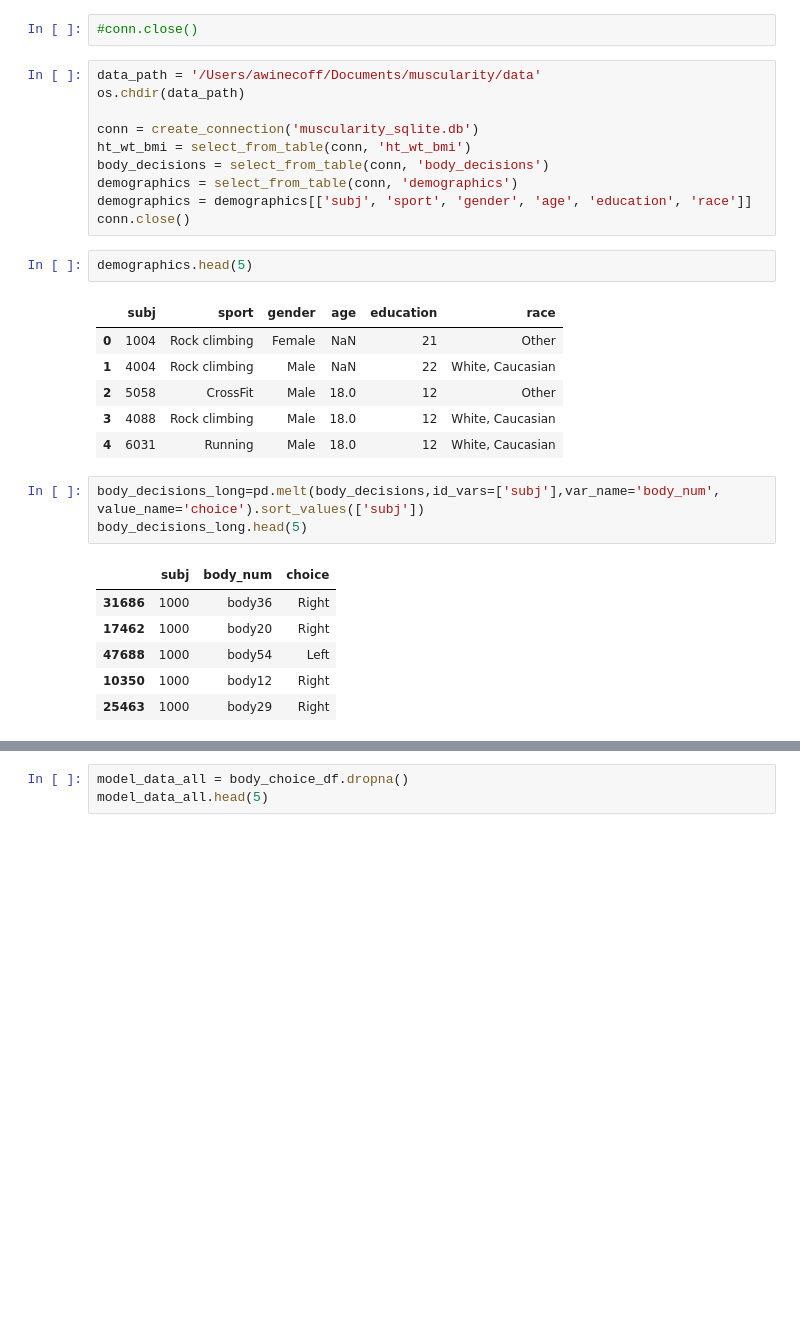
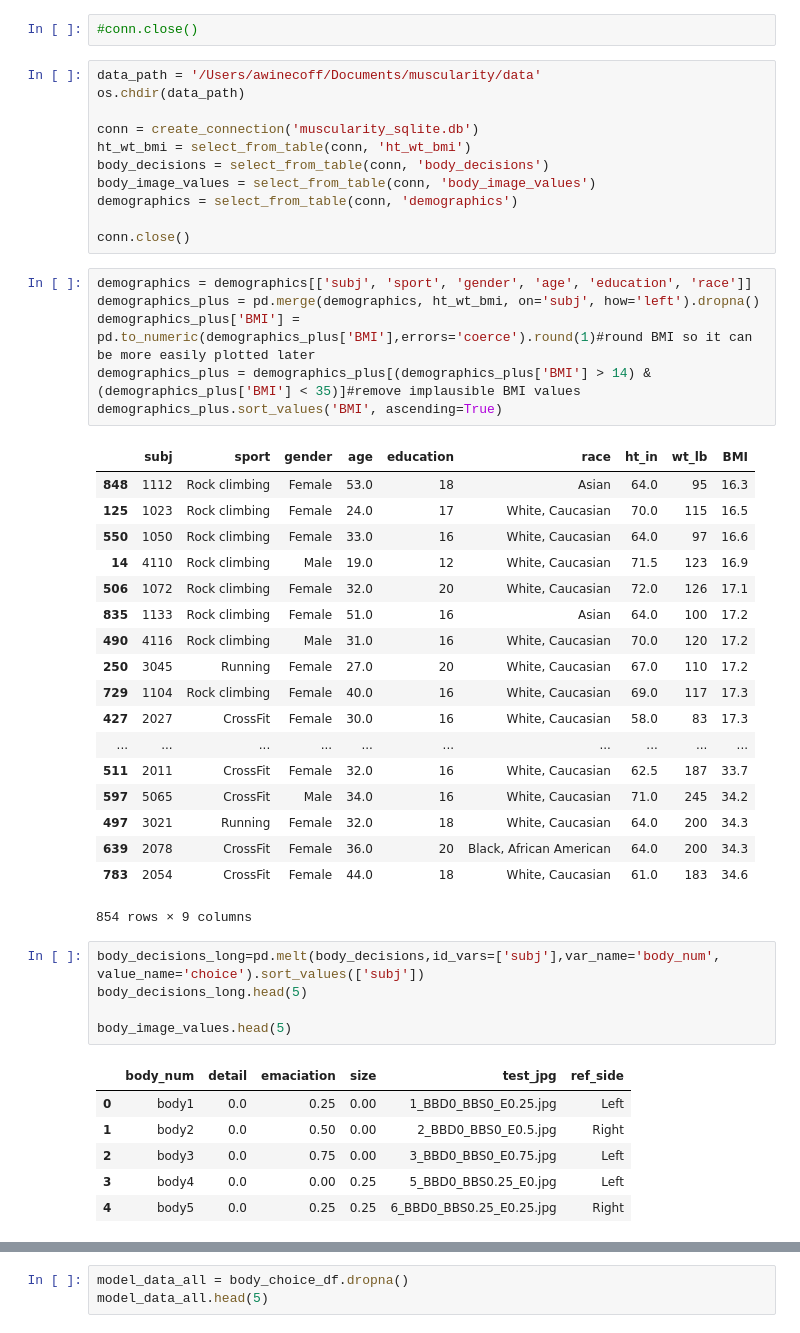
Before and after one commit to amywinecoff/sport-body-project, a Jupyter notebook: analysis.ipynb, the cells around one changed output, grey strips where cells are left out. Drawn from its saved outputs; the diff is of its cells as text; blank space fills up the shorter version.

```diff
--- a/analysis.ipynb
+++ b/analysis.ipynb
@@ -52,25 +54,44 @@ os.chdir(data_path)
 conn = create_connection('muscularity_sqlite.db')
 ht_wt_bmi = select_from_table(conn, 'ht_wt_bmi')
 body_decisions = select_from_table(conn, 'body_decisions')
+body_image_values = select_from_table(conn, 'body_image_values')
 demographics = select_from_table(conn, 'demographics')
-demographics = demographics[['subj', 'sport', 'gender', 'age', 'education', 'race']]
+
 conn.close()
-# %%
-demographics.head(5)
-# %% [output]
-|  | subj | sport | gender | age | education | race |
-| 0 | 1004 | Rock climbing | Female | NaN | 21 | Other |
-| 1 | 4004 | Rock climbing | Male | NaN | 22 | White, Caucasian |
-| 2 | 5058 | CrossFit | Male | 18.0 | 12 | Other |
-| 3 | 4088 | Rock climbing | Male | 18.0 | 12 | White, Caucasian |
-| 4 | 6031 | Running | Male | 18.0 | 12 | White, Caucasian |
+# %%
+demographics = demographics[['subj', 'sport', 'gender', 'age', 'education', 'race']]
+demographics_plus = pd.merge(demographics, ht_wt_bmi, on='subj', how='left').dropna()
+demographics_plus['BMI'] = pd.to_numeric(demographics_plus['BMI'],errors='coerce').round(1)#round BMI so it can be more easily plotted later
+demographics_plus = demographics_plus[(demographics_plus['BMI'] > 14) & (demographics_plus['BMI'] < 35)]#remove implausible BMI values
+demographics_plus.sort_values('BMI', ascending=True)
+# %% [output]
+|  | subj | sport | gender | age | education | race | ht_in | wt_lb | BMI |
+| 848 | 1112 | Rock climbing | Female | 53.0 | 18 | Asian | 64.0 | 95 | 16.3 |
+| 125 | 1023 | Rock climbing | Female | 24.0 | 17 | White, Caucasian | 70.0 | 115 | 16.5 |
+| 550 | 1050 | Rock climbing | Female | 33.0 | 16 | White, Caucasian | 64.0 | 97 | 16.6 |
+| 14 | 4110 | Rock climbing | Male | 19.0 | 12 | White, Caucasian | 71.5 | 123 | 16.9 |
+| 506 | 1072 | Rock climbing | Female | 32.0 | 20 | White, Caucasian | 72.0 | 126 | 17.1 |
+| 835 | 1133 | Rock climbing | Female | 51.0 | 16 | Asian | 64.0 | 100 | 17.2 |
+| 490 | 4116 | Rock climbing | Male | 31.0 | 16 | White, Caucasian | 70.0 | 120 | 17.2 |
+| 250 | 3045 | Running | Female | 27.0 | 20 | White, Caucasian | 67.0 | 110 | 17.2 |
+| 729 | 1104 | Rock climbing | Female | 40.0 | 16 | White, Caucasian | 69.0 | 117 | 17.3 |
+| 427 | 2027 | CrossFit | Female | 30.0 | 16 | White, Caucasian | 58.0 | 83 | 17.3 |
+| ... | ... | ... | ... | ... | ... | ... | ... | ... | ... |
+| 511 | 2011 | CrossFit | Female | 32.0 | 16 | White, Caucasian | 62.5 | 187 | 33.7 |
+| 597 | 5065 | CrossFit | Male | 34.0 | 16 | White, Caucasian | 71.0 | 245 | 34.2 |
+| 497 | 3021 | Running | Female | 32.0 | 18 | White, Caucasian | 64.0 | 200 | 34.3 |
+| 639 | 2078 | CrossFit | Female | 36.0 | 20 | Black, African American | 64.0 | 200 | 34.3 |
+| 783 | 2054 | CrossFit | Female | 44.0 | 18 | White, Caucasian | 61.0 | 183 | 34.6 |
+854 rows × 9 columns
 # %%
 body_decisions_long=pd.melt(body_decisions,id_vars=['subj'],var_name='body_num', value_name='choice').sort_values(['subj'])
 body_decisions_long.head(5)
+
+body_image_values.head(5)
 # %% [output]
-|  | subj | body_num | choice |
-| 31686 | 1000 | body36 | Right |
-| 17462 | 1000 | body20 | Right |
-| 47688 | 1000 | body54 | Left |
-| 10350 | 1000 | body12 | Right |
-| 25463 | 1000 | body29 | Right |
+|  | body_num | detail | emaciation | size | test_jpg | ref_side |
+| 0 | body1 | 0.0 | 0.25 | 0.00 | 1_BBD0_BBS0_E0.25.jpg | Left |
+| 1 | body2 | 0.0 | 0.50 | 0.00 | 2_BBD0_BBS0_E0.5.jpg | Right |
+| 2 | body3 | 0.0 | 0.75 | 0.00 | 3_BBD0_BBS0_E0.75.jpg | Left |
+| 3 | body4 | 0.0 | 0.00 | 0.25 | 5_BBD0_BBS0.25_E0.jpg | Left |
+| 4 | body5 | 0.0 | 0.25 | 0.25 | 6_BBD0_BBS0.25_E0.25.jpg | Right |
```
Also changed, not shown: parts of 18 cells of this notebook.
